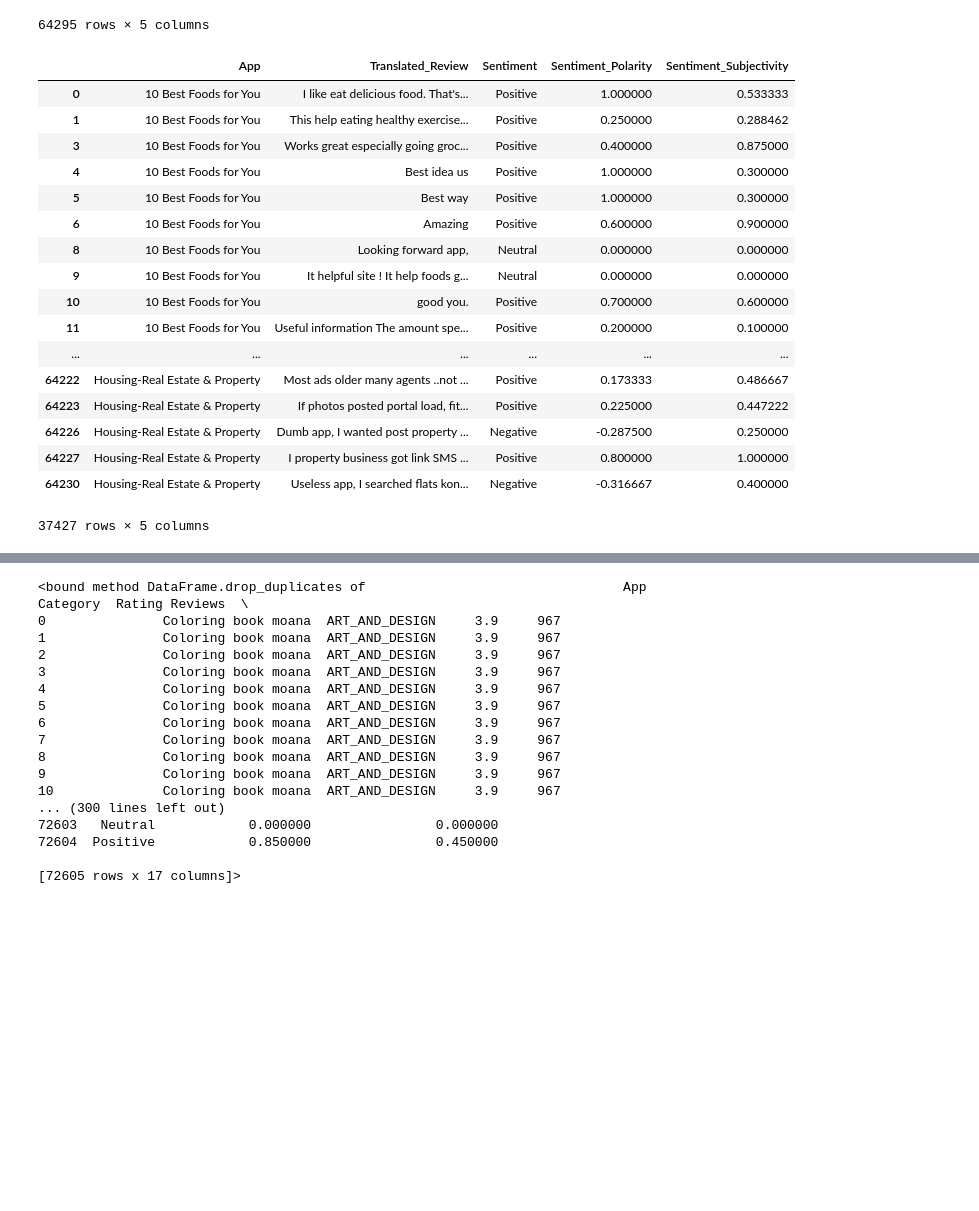
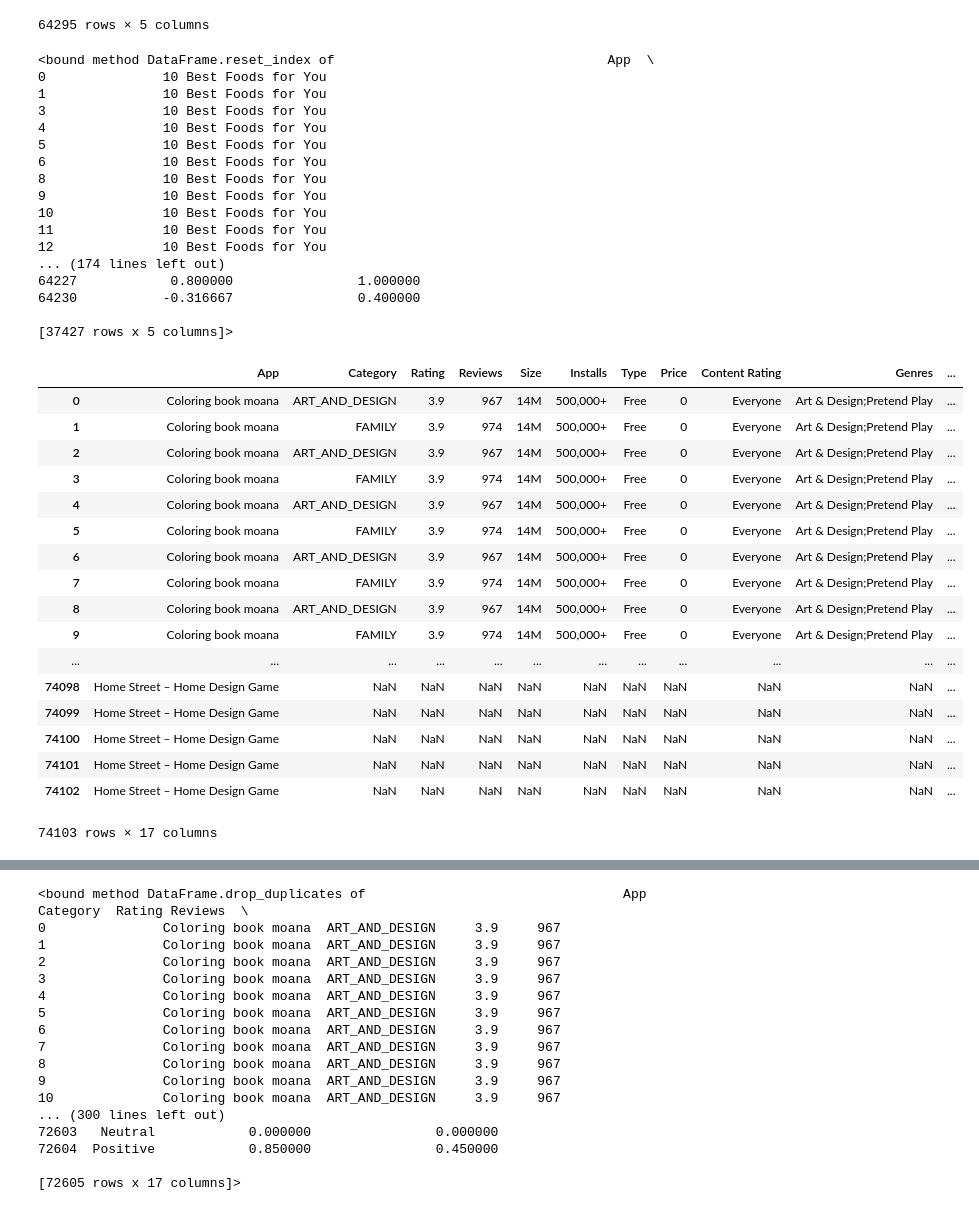
Before and after one commit to Shail-Shouryya/ETL-scripting-for-Google-play-store-apps-sentiment-analysis, a Jupyter notebook: google-play-store-apps/dataWrangling.ipynb, the cells around one changed output, grey strips where cells are left out. Drawn from its saved outputs; the diff is of its cells as text; code cells hidden in the pictures; blank space fills up the shorter version.

```diff
--- a/google-play-store-apps/dataWrangling.ipynb
+++ b/google-play-store-apps/dataWrangling.ipynb
@@ -46,23 +46,44 @@ reviews
 64295 rows × 5 columns
 # %%
 reviews_dropNaN = reviews.dropna(axis=0, how='any', thresh=None, subset=None, inplace=False)
-reviews_dropNaN
+reviews_dropNaN.reset_index
 # %% [output]
-|  | App | Translated_Review | Sentiment | Sentiment_Polarity | Sentiment_Subjectivity |
-| 0 | 10 Best Foods for You | I like eat delicious food. That's... | Positive | 1.000000 | 0.533333 |
-| 1 | 10 Best Foods for You | This help eating healthy exercise... | Positive | 0.250000 | 0.288462 |
-| 3 | 10 Best Foods for You | Works great especially going groc... | Positive | 0.400000 | 0.875000 |
-| 4 | 10 Best Foods for You | Best idea us | Positive | 1.000000 | 0.300000 |
-| 5 | 10 Best Foods for You | Best way | Positive | 1.000000 | 0.300000 |
-| 6 | 10 Best Foods for You | Amazing | Positive | 0.600000 | 0.900000 |
-| 8 | 10 Best Foods for You | Looking forward app, | Neutral | 0.000000 | 0.000000 |
-| 9 | 10 Best Foods for You | It helpful site ! It help foods g... | Neutral | 0.000000 | 0.000000 |
-| 10 | 10 Best Foods for You | good you. | Positive | 0.700000 | 0.600000 |
-| 11 | 10 Best Foods for You | Useful information The amount spe... | Positive | 0.200000 | 0.100000 |
-| ... | ... | ... | ... | ... | ... |
-| 64222 | Housing-Real Estate & Property | Most ads older many agents ..not ... | Positive | 0.173333 | 0.486667 |
-| 64223 | Housing-Real Estate & Property | If photos posted portal load, fit... | Positive | 0.225000 | 0.447222 |
-| 64226 | Housing-Real Estate & Property | Dumb app, I wanted post property ... | Negative | -0.287500 | 0.250000 |
-| 64227 | Housing-Real Estate & Property | I property business got link SMS ... | Positive | 0.800000 | 1.000000 |
-| 64230 | Housing-Real Estate & Property | Useless app, I searched flats kon... | Negative | -0.316667 | 0.400000 |
-37427 rows × 5 columns
+<bound method DataFrame.reset_index of                                   App  \
+0               10 Best Foods for You
+1               10 Best Foods for You
+3               10 Best Foods for You
+4               10 Best Foods for You
+5               10 Best Foods for You
+6               10 Best Foods for You
+8               10 Best Foods for You
+9               10 Best Foods for You
+10              10 Best Foods for You
+11              10 Best Foods for You
+12              10 Best Foods for You
+... (174 lines left out)
+64227            0.800000                1.000000
+64230           -0.316667                0.400000
+
+[37427 rows x 5 columns]>
+# %%
+merged_df = pd.merge(apps, reviews_dropNaN, how="right", on='App')
+merged_df
+# %% [output]
+|  | App | Category | Rating | Reviews | Size | Installs | Type | Price | Content Rating | Genres | ... |
+| 0 | Coloring book moana | ART_AND_DESIGN | 3.9 | 967 | 14M | 500,000+ | Free | 0 | Everyone | Art & Design;Pretend Play | ... |
+| 1 | Coloring book moana | FAMILY | 3.9 | 974 | 14M | 500,000+ | Free | 0 | Everyone | Art & Design;Pretend Play | ... |
+| 2 | Coloring book moana | ART_AND_DESIGN | 3.9 | 967 | 14M | 500,000+ | Free | 0 | Everyone | Art & Design;Pretend Play | ... |
+| 3 | Coloring book moana | FAMILY | 3.9 | 974 | 14M | 500,000+ | Free | 0 | Everyone | Art & Design;Pretend Play | ... |
+| 4 | Coloring book moana | ART_AND_DESIGN | 3.9 | 967 | 14M | 500,000+ | Free | 0 | Everyone | Art & Design;Pretend Play | ... |
+| 5 | Coloring book moana | FAMILY | 3.9 | 974 | 14M | 500,000+ | Free | 0 | Everyone | Art & Design;Pretend Play | ... |
+| 6 | Coloring book moana | ART_AND_DESIGN | 3.9 | 967 | 14M | 500,000+ | Free | 0 | Everyone | Art & Design;Pretend Play | ... |
+| 7 | Coloring book moana | FAMILY | 3.9 | 974 | 14M | 500,000+ | Free | 0 | Everyone | Art & Design;Pretend Play | ... |
+| 8 | Coloring book moana | ART_AND_DESIGN | 3.9 | 967 | 14M | 500,000+ | Free | 0 | Everyone | Art & Design;Pretend Play | ... |
+| 9 | Coloring book moana | FAMILY | 3.9 | 974 | 14M | 500,000+ | Free | 0 | Everyone | Art & Design;Pretend Play | ... |
+| ... | ... | ... | ... | ... | ... | ... | ... | ... | ... | ... | ... |
+| 74098 | Home Street – Home Design Game | NaN | NaN | NaN | NaN | NaN | NaN | NaN | NaN | NaN | ... |
+| 74099 | Home Street – Home Design Game | NaN | NaN | NaN | NaN | NaN | NaN | NaN | NaN | NaN | ... |
+| 74100 | Home Street – Home Design Game | NaN | NaN | NaN | NaN | NaN | NaN | NaN | NaN | NaN | ... |
+| 74101 | Home Street – Home Design Game | NaN | NaN | NaN | NaN | NaN | NaN | NaN | NaN | NaN | ... |
+| 74102 | Home Street – Home Design Game | NaN | NaN | NaN | NaN | NaN | NaN | NaN | NaN | NaN | ... |
+74103 rows × 17 columns
```
Also changed, not shown: parts of 11 cells of this notebook, 57 other files.
